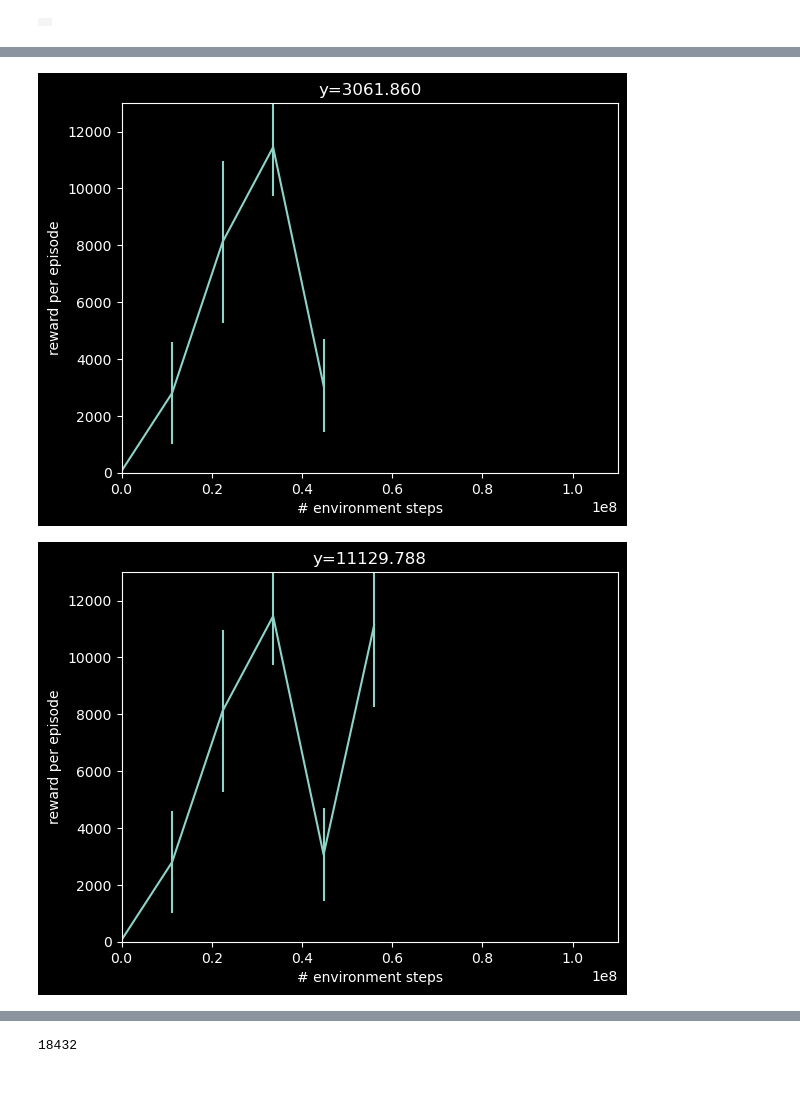
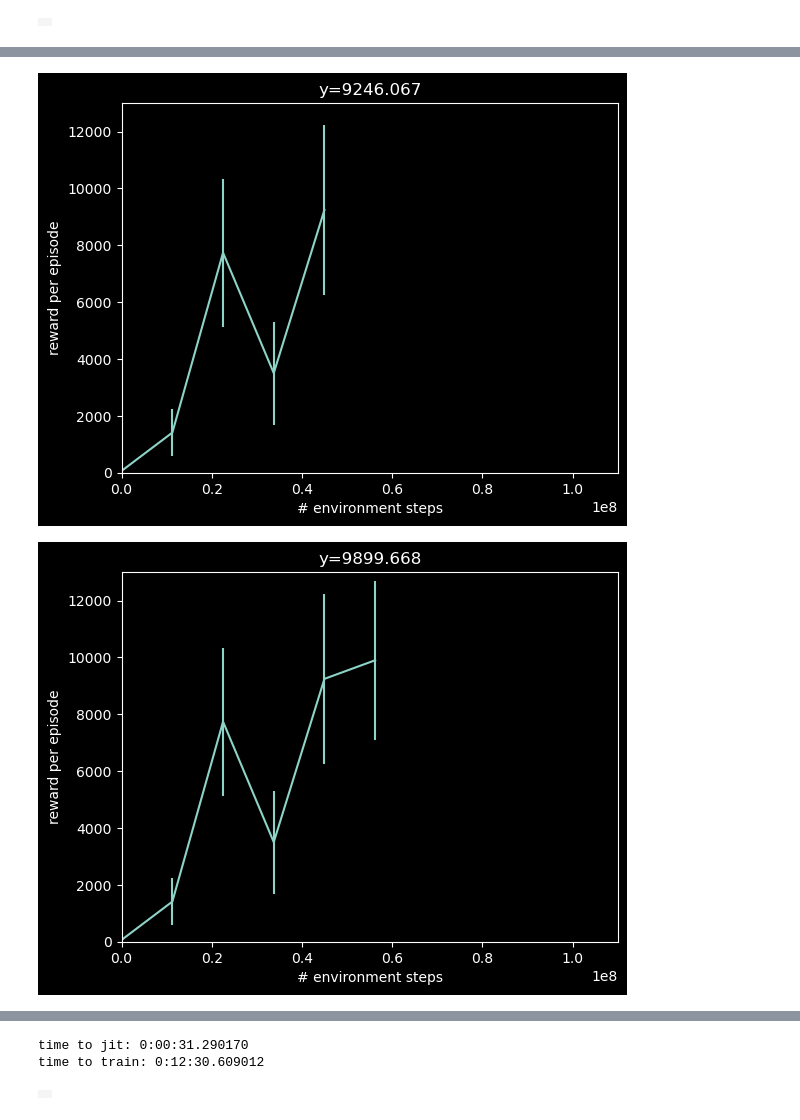
Before and after one commit to Michaelhess17/mujoco_stability, a Jupyter notebook: test_brax.ipynb, the cells around one changed output, grey strips where cells are left out. Drawn from its saved outputs; the diff is of its cells as text; code cells hidden in the pictures; blank space fills up the shorter version.

```diff
--- a/test_brax.ipynb
+++ b/test_brax.ipynb
@@ -319,9 +319,9 @@ media.show_video(env.render(rollout, camera='side'), fps=1.0 / env.dt)
 train_fn = functools.partial(
     ppo.train, num_timesteps=100_000_000, num_evals=10, reward_scaling=0.1,
     episode_length=1000, normalize_observations=True, action_repeat=1,
-    unroll_length=15, num_minibatches=18, num_updates_per_batch=8,
-    discounting=0.97, learning_rate=3e-4, entropy_cost=1e-3, num_envs=4608,
-    batch_size=512, seed=0)
+    unroll_length=10, num_minibatches=24, num_updates_per_batch=8,
+    discounting=0.98, learning_rate=3e-4, entropy_cost=1e-3, num_envs=3072,
+    batch_size=512, seed=42)
 
 
 x_data = []
@@ -359,2 +360,2 @@ print(f'time to train: {times[-1] - times[1]}')
-[figure, old version]
+[figure, new version]
-[figure, old version]
+[figure, new version]
@@ -361,4 +366,2 @@ print(f'time to train: {times[-1] - times[1]}')
+time to jit: 0:00:31.290170
+time to train: 0:12:30.609012
-# %%
-512*36
-# %% [output]
-18432
@@ -364,0 +383,22 @@ print(f'time to train: {times[-1] - times[1]}')
+# %%
+# initialize the state
+rng = jax.random.PRNGKey(0)
+state = jit_reset(rng)
+rollout = [state.pipeline_state]
+
+# grab a trajectory
+n_steps = 500
+render_every = 2
+
+for i in range(n_steps):
+  act_rng, rng = jax.random.split(rng)
+  ctrl, _ = jit_inference_fn(state.obs, act_rng)
+  state = jit_step(state, ctrl)
+  rollout.append(state.pipeline_state)
+
+  if state.done:
+    break
+
+media.show_video(env.render(rollout[::render_every], camera='side'), fps=1.0 / env.dt / render_every)
+# %% [output]
+|  |
```
Also changed, not shown: parts of 20 cells of this notebook.
